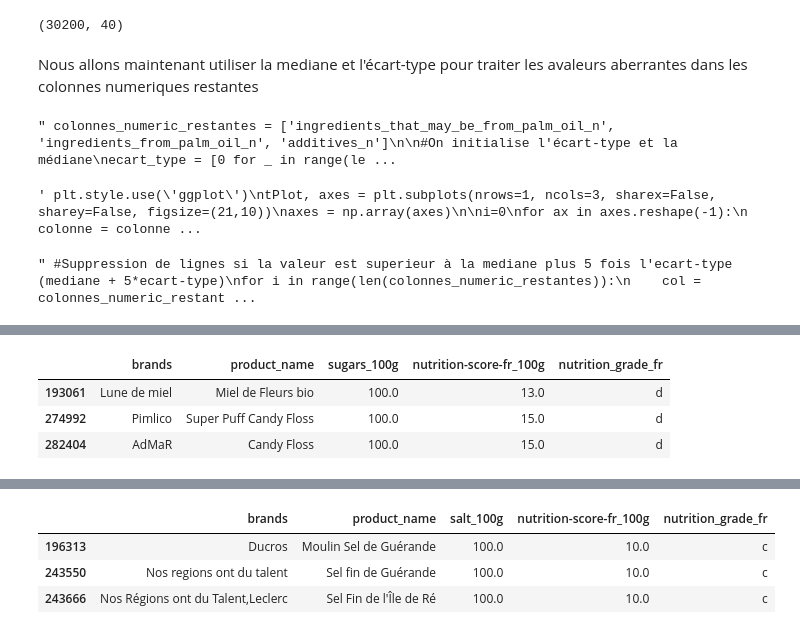
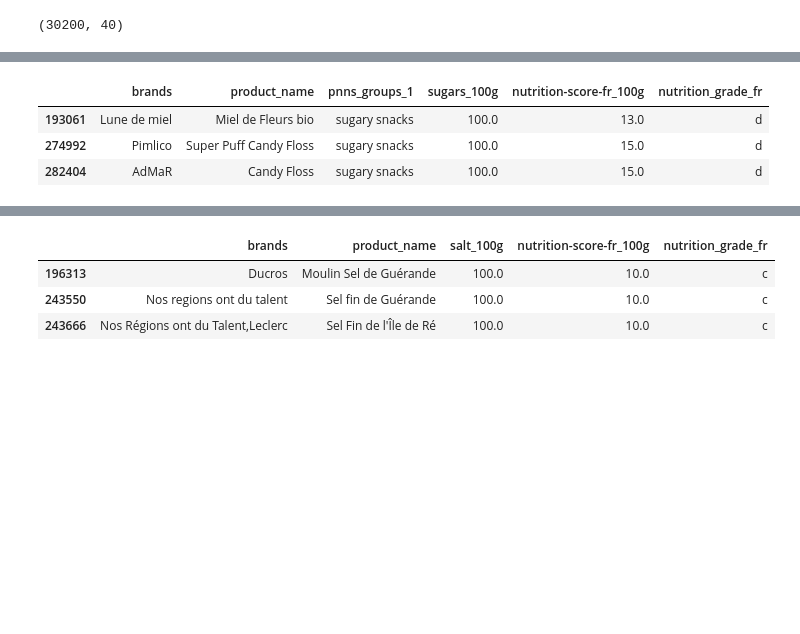
Before and after one commit to Bakarime27/app-sante-public, a Jupyter notebook: nettoyage_data_asp.ipynb, the cells around one changed output, grey strips where cells are left out. Saved outputs shown, nothing was run; the diff lists cells and outputs as text; code cells hidden in the pictures; blank space fills up the shorter version.

```diff
--- a/nettoyage_data_asp.ipynb
+++ b/nettoyage_data_asp.ipynb
@@ -600,60 +599,6 @@ df_filtre = df_filtre[~(df_filtre['energy_100g'] > 3700)]
 df_filtre.shape
 # %% [output]
 (30200, 40)
-# %% [markdown]
-Nous allons maintenant utiliser la mediane et l'écart-type pour traiter les avaleurs aberrantes dans les colonnes numeriques restantes
-# %%
-''' colonnes_numeric_restantes = ['ingredients_that_may_be_from_palm_oil_n', 'ingredients_from_palm_oil_n', 'additives_n']
-
-#On initialise l'écart-type et la médiane
-ecart_type = [0 for _ in range(len(colonnes_numeric_restantes))]
-mediane = [0 for _ in range(len(colonnes_numeric_restantes))]
-
-#Puis on complètes les valeurs avec le dataset sans les valeurs nulles
-for i in range(len(colonnes_numeric_restantes)):
-  mediane[i] = df_filtre[pd.notnull(df_filtre[colonnes_numeric_restantes[i]])][colonnes_numeric_restantes[i]].median()
-  serie = df_filtre[pd.notnull(df_filtre[colonnes_numeric_restantes[i]])][colonnes_numeric_restantes[i]]
-  serie = serie.sort_values()
-  ecart_type[i] = np.std(serie[:-25]) '''
-# %% [output]
-" colonnes_numeric_restantes = ['ingredients_that_may_be_from_palm_oil_n', 'ingredients_from_palm_oil_n', 'additives_n']\n\n#On initialise l'écart-type et la médiane\necart_type = [0 for _ in range(le ...
-# %%
-#Représentation graphique des valeures aberrantes
-
-''' plt.style.use('ggplot')
-tPlot, axes = plt.subplots(nrows=1, ncols=3, sharex=False, sharey=False, figsize=(21,10))
-axes = np.array(axes)
-
-i=0
-for ax in axes.reshape(-1):
-    colonne = colonnes_numeric_restantes[i]
-    test = df_filtre[pd.notnull(df_filtre[colonne])][colonne]
-    ax.tick_params(labelcolor='black',top='off',bottom='on',left='on',right='off',labelsize=8)
-    ax.set_ylabel(colonne.rstrip("_100g"), fontsize = 12)
-    ax.set_yscale("log")
-    ax.plot(list(test), 'b.', markeredgewidth = 0.3, markeredgecolor='w')
-    for tick in ax.get_xticklabels():
-        tick.set_rotation(30)
-    ax.axhline(y=mediane[i], color='g', linestyle='dashdot')
-    ax.axhline(y=mediane[i] + 3*ecart_type[i], color='r', linestyle='-')
-    ax.text(0., 0.02, 'médiane:{:.3} \n ecart-type:{:.3} \n Seuil:{:.3}'.format(mediane[i], ecart_type[i], (mediane[i] + 3*ecart_type[i])),
-            style='italic', transform=ax.transAxes, fontsize = 12,
-            bbox={'facecolor':'#00afe6', 'alpha':0.5, 'pad':0})
-    i += 1
-tPlot.text(0.5, 1.01, r"Dispersion des données nutritionnelles" "\n" "Visualisation des valeures aberrantes", ha='center', fontdict=font_title)
-plt.tight_layout() '''
-# %% [output]
-' plt.style.use(\'ggplot\')\ntPlot, axes = plt.subplots(nrows=1, ncols=3, sharex=False, sharey=False, figsize=(21,10))\naxes = np.array(axes)\n\ni=0\nfor ax in axes.reshape(-1):\n    colonne = colonne ...
-# %%
-''' #Suppression de lignes si la valeur est superieur à la mediane plus 5 fois l'ecart-type (mediane + 5*ecart-type)
-for i in range(len(colonnes_numeric_restantes)):
-    col = colonnes_numeric_restantes[i]
-    seuil = (mediane[i] + 5*ecart_type[i])
-    test_sup = df_filtre[col] > seuil
-    df_filtre = df_filtre.drop(df_filtre[test_sup].index)
-df_filtre.shape '''
-# %% [output]
-" #Suppression de lignes si la valeur est superieur à la mediane plus 5 fois l'ecart-type (mediane + 5*ecart-type)\nfor i in range(len(colonnes_numeric_restantes)):\n    col = colonnes_numeric_restant ...
 # %%
 df_filtre.describe()
 # %% [output]
@@ -667,9 +612,9 @@ df_filtre.describe()
 | 75% | 1851.000000 | 8.700000 | 0.929005 | 0.366000 | 0.000000 | 0.000000 | ... |
 | max | 3700.000000 | 93.100000 | 100.000000 | 39.370079 | 5.000000 | 2.000000 | ... |
 # %%
-df_filtre.loc[df_filtre['sugars_100g'] == df_filtre['sugars_100g'].max(),['brands', 'product_name','sugars_100g','nutrition-score-fr_100g','nutrition_grade_fr']]
+df_filtre.loc[df_filtre['sugars_100g'] == df_filtre['sugars_100g'].max(),['brands', 'product_name','pnns_groups_1','sugars_100g','nutrition-score-fr_100g','nutrition_grade_fr']]
 # %% [output]
-|  | brands | product_name | sugars_100g | nutrition-score-fr_100g | nutrition_grade_fr |
-| 193061 | Lune de miel | Miel de Fleurs bio | 100.0 | 13.0 | d |
-| 274992 | Pimlico | Super Puff Candy Floss | 100.0 | 15.0 | d |
-| 282404 | AdMaR | Candy Floss | 100.0 | 15.0 | d |
+|  | brands | product_name | pnns_groups_1 | sugars_100g | nutrition-score-fr_100g | nutrition_grade_fr |
+| 193061 | Lune de miel | Miel de Fleurs bio | sugary snacks | 100.0 | 13.0 | d |
+| 274992 | Pimlico | Super Puff Candy Floss | sugary snacks | 100.0 | 15.0 | d |
+| 282404 | AdMaR | Candy Floss | sugary snacks | 100.0 | 15.0 | d |
```
Also changed, not shown: parts of 50 cells of this notebook.
